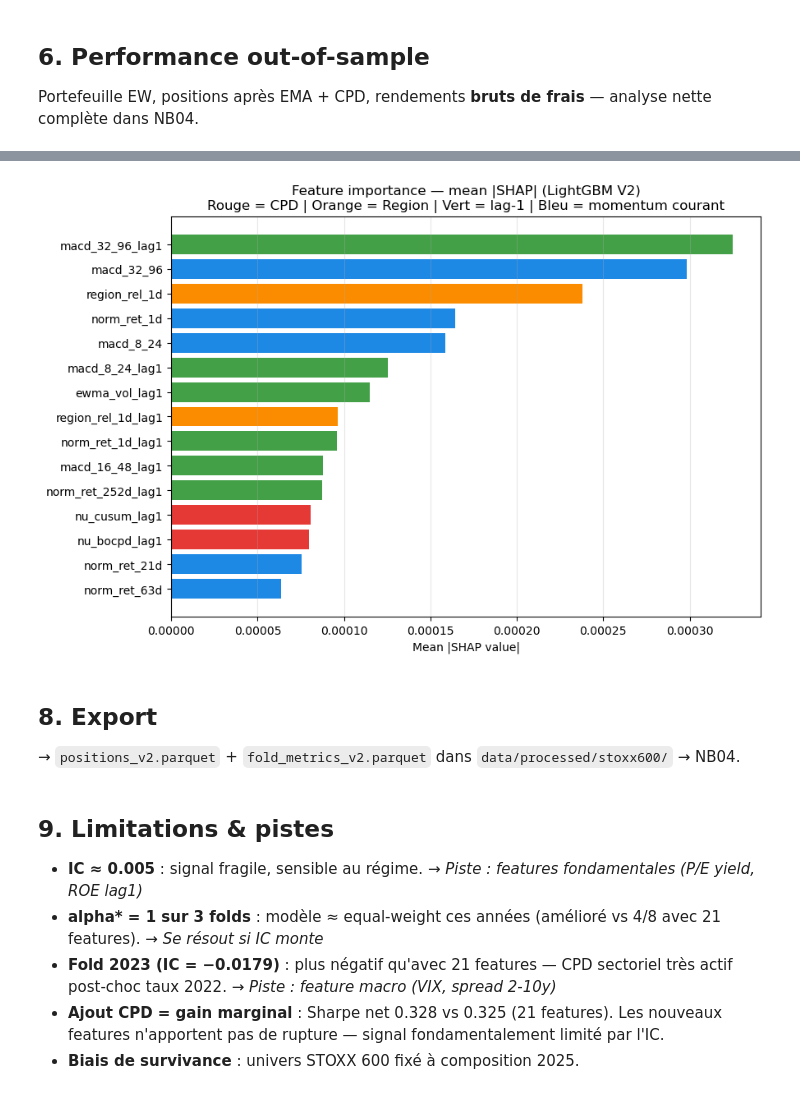
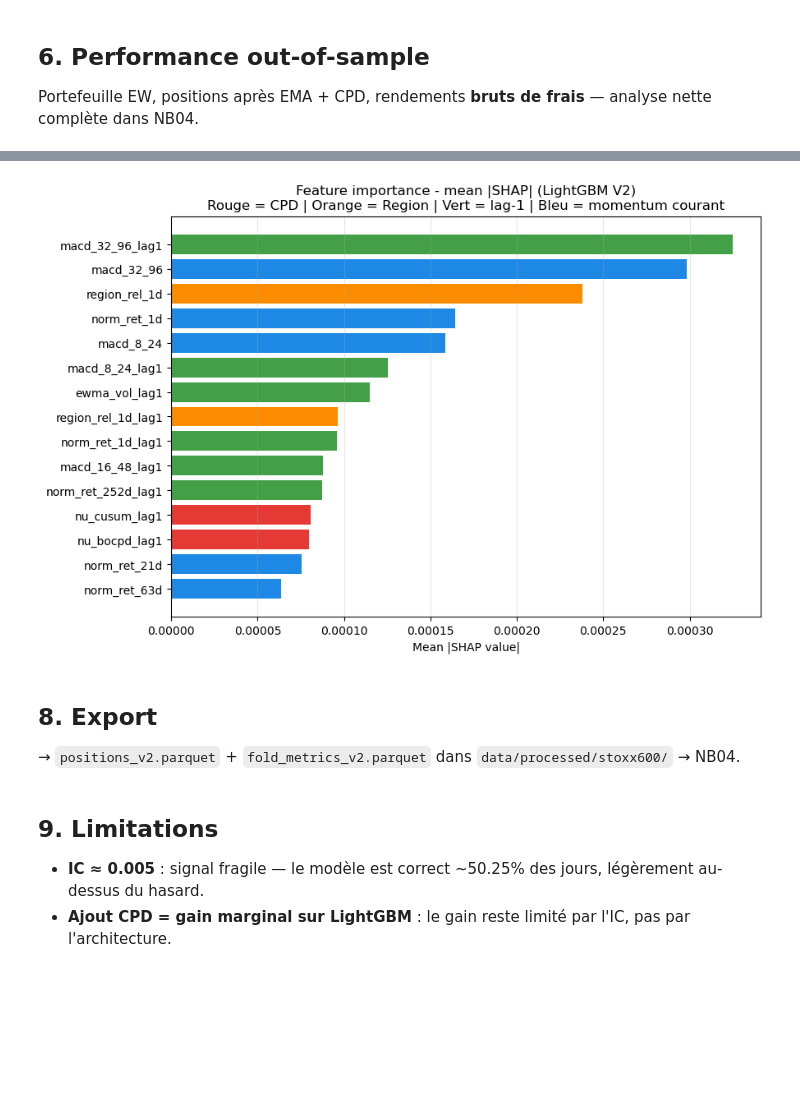
Before and after one commit to VNAZZARENO/Pergam_MSc_2026, a Jupyter notebook: notebooks/03_train_dmn_v2.ipynb, the cells around one changed output, grey strips where cells are left out. Cells and saved outputs as stored; diff of their text form; code cells hidden in the pictures; blank space fills up the shorter version.

```diff
--- a/notebooks/03_train_dmn_v2.ipynb
+++ b/notebooks/03_train_dmn_v2.ipynb
@@ -369,53 +405,55 @@ Modèle entraîné sur panel complet pour stabiliser les valeurs SHAP.
 # %%
 import matplotlib.pyplot as plt
 
-# Model trained on the full panel to compute SHAP values (not walk-forward)
+# retrain once on the full panel (more stable SHAP values than a single fold's model)
 X_all_df = feat.dropna(subset=feature_cols + [TARGET_COL])
-X_all    = X_all_df[feature_cols].fillna(0.0).to_numpy(dtype=np.float64)
-y_all    = X_all_df[TARGET_COL].to_numpy(dtype=np.float64)
+X_all = X_all_df[feature_cols].fillna(0.0).to_numpy(dtype=np.float64)
+y_all = X_all_df[TARGET_COL].to_numpy(dtype=np.float64)
 
-n_val             = max(1_000, int(len(X_all) * 0.10))
-model_shap, _, _  = train_fold_lgb(
+n_val = max(1_000, int(len(X_all) * 0.10))
+model_shap, _, _ = train_fold_lgb(
     X_all[:-n_val], y_all[:-n_val],
     X_all[-n_val:], y_all[-n_val:],
 )
 
 shap_df = compute_shap(model_shap, feat, feature_cols)
+top = shap_df.head(15).sort_values("mean_abs_shap", ascending=True)
 
-# matplotlib bar chart — horizontal, top 15 features
-top = shap_df.head(15).sort_values("mean_abs_shap", ascending=True)
-colors = [
-    "#E53935" if ("nu_" in f or "gamma_" in f)   # CPD -> rouge
-    else "#FB8C00" if "region_rel" in f           # region -> orange
-    else "#43A047" if "_lag1" in f                # lag-1 -> vert
-    else "#1E88E5"                                # momentum courant -> bleu
-    for f in top["feature"]
-]
+
+# color-codes each feature by category for the chart below
+def shap_color(feature):
+    if "nu_" in feature or "gamma_" in feature:
+        return "#E53935"
+    if "region_rel" in feature:
+        return "#FB8C00"
+    if "_lag1" in feature:
+        return "#43A047"
+    return "#1E88E5"
+
+
+colors = [shap_color(feature) for feature in top["feature"]]
 
 fig, ax = plt.subplots(figsize=(9, 6))
 ax.barh(top["feature"], top["mean_abs_shap"], color=colors)
 ax.set_xlabel("Mean |SHAP value|")
 ax.set_title(
-    "Feature importance — mean |SHAP| (LightGBM V2)\n"
+    "Feature importance - mean |SHAP| (LightGBM V2)\n"
     "Rouge = CPD | Orange = Region | Vert = lag-1 | Bleu = momentum courant"
 )
 ax.grid(True, alpha=0.3, axis="x")
 plt.tight_layout()
 plt.show()
 # %% [output]
-[figure, old version]
+[figure, new version]
 # %% [markdown]
 ## 8. Export
 
 → `positions_v2.parquet` + `fold_metrics_v2.parquet` dans `data/processed/stoxx600/` → NB04.
 # %% [markdown]
-## 9. Limitations & pistes
+## 9. Limitations
 
-- **IC ≈ 0.005** : signal fragile, sensible au régime. *→ Piste : features fondamentales (P/E yield, ROE lag1)*
-- **alpha\* = 1 sur 3 folds** : modèle ≈ equal-weight ces années (amélioré vs 4/8 avec 21 features). *→ Se résout si IC monte*
-- **Fold 2023 (IC = −0.0179)** : plus négatif qu'avec 21 features — CPD sectoriel très actif post-choc taux 2022. *→ Piste : feature macro (VIX, spread 2-10y)*
-- **Ajout CPD = gain marginal** : Sharpe net 0.328 vs 0.325 (21 features). Les nouveaux features n'apportent pas de rupture — signal fondamentalement limité par l'IC.
-- **Biais de survivance** : univers STOXX 600 fixé à composition 2025.
+- **IC ≈ 0.005** : signal fragile — le modèle est correct ~50.25% des jours, légèrement au-dessus du hasard.
+- **Ajout CPD = gain marginal sur LightGBM** : le gain reste limité par l'IC, pas par l'architecture.
 # %%
 display(save_nb03_outputs(ROOT, positions_filtered, fold_metrics))
 # %% [output]
```
Also changed, not shown: parts of 16 cells of this notebook, 18 other files.
